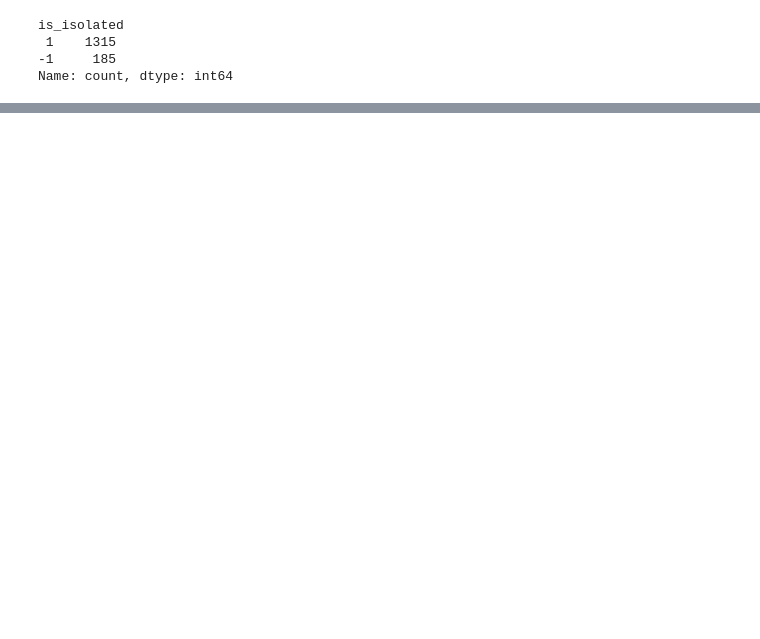
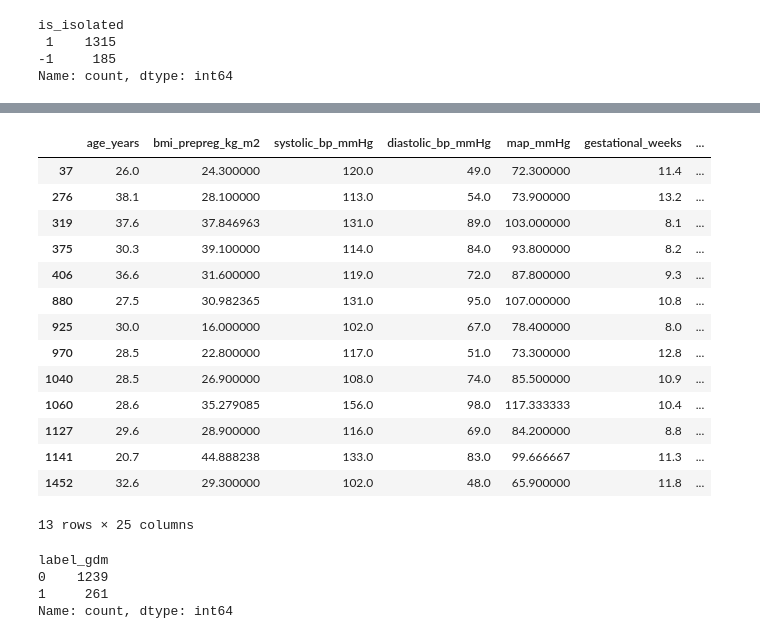
Before and after one commit to dMedinaO/machine_learning_master_bioinformatica_2025, a Jupyter notebook: examples_0411/1_eda_development.ipynb, the cells around one changed output, grey strips where cells are left out. Saved outputs shown, nothing was run; the diff lists cells and outputs as text; code cells hidden in the pictures; blank space fills up the shorter version.

```diff
--- a/examples_0411/1_eda_development.ipynb
+++ b/examples_0411/1_eda_development.ipynb
@@ -352,0 +286,6 @@ plt.tight_layout()
+# %%
+df_data["outlier_by_IQR"] = df_outliers["count_outlier"].values
+df_data["is_isolated_full"] = df_values["is_isolated"].values
+df_data["is_isolated_just_values"] = df_no_categorical["is_isolated"].values
+df_data["is_isolated_just_cat"] = df_data_categorical["is_isolated"].values
+df_data
@@ -352,0 +306,11 @@ plt.tight_layout()
+# %%
+df_data["is_isolated_full"] = df_data["is_isolated_full"].replace({-1: 1, 1:0})
+df_data["is_isolated_just_values"] = df_data["is_isolated_just_values"].replace({-1: 1, 1:0})
+df_data["is_isolated_just_cat"] = df_data["is_isolated_just_cat"].replace({-1: 1, 1:0})
+# %%
+df_data["outlier_by_IQR"] = df_data["outlier_by_IQR"].apply(check_outlier_by_IQR)
+# %%
+df_data["vote_outlier"] = df_data[["outlier_by_IQR", "is_isolated_full",
+                                   "is_isolated_just_values", "is_isolated_just_cat"]].sum(axis=1)
+
+df_data["vote_outlier"].value_counts()
@@ -352,0 +325,25 @@ plt.tight_layout()
+# %%
+df_data[(df_data["vote_outlier"] == 3) & (df_data["label_gdm"]==1)]
+# %% [output]
+|  | age_years | bmi_prepreg_kg_m2 | systolic_bp_mmHg | diastolic_bp_mmHg | map_mmHg | gestational_weeks | ... |
+| 37 | 26.0 | 24.300000 | 120.0 | 49.0 | 72.300000 | 11.4 | ... |
+| 276 | 38.1 | 28.100000 | 113.0 | 54.0 | 73.900000 | 13.2 | ... |
+| 319 | 37.6 | 37.846963 | 131.0 | 89.0 | 103.000000 | 8.1 | ... |
+| 375 | 30.3 | 39.100000 | 114.0 | 84.0 | 93.800000 | 8.2 | ... |
+| 406 | 36.6 | 31.600000 | 119.0 | 72.0 | 87.800000 | 9.3 | ... |
+| 880 | 27.5 | 30.982365 | 131.0 | 95.0 | 107.000000 | 10.8 | ... |
+| 925 | 30.0 | 16.000000 | 102.0 | 67.0 | 78.400000 | 8.0 | ... |
+| 970 | 28.5 | 22.800000 | 117.0 | 51.0 | 73.300000 | 12.8 | ... |
+| 1040 | 28.5 | 26.900000 | 108.0 | 74.0 | 85.500000 | 10.9 | ... |
+| 1060 | 28.6 | 35.279085 | 156.0 | 98.0 | 117.333333 | 10.4 | ... |
+| 1127 | 29.6 | 28.900000 | 116.0 | 69.0 | 84.200000 | 8.8 | ... |
+| 1141 | 20.7 | 44.888238 | 133.0 | 83.0 | 99.666667 | 11.3 | ... |
+| 1452 | 32.6 | 29.300000 | 102.0 | 48.0 | 65.900000 | 11.8 | ... |
+13 rows × 25 columns
+# %%
+df_data["label_gdm"].value_counts()
+# %% [output]
+label_gdm
+0    1239
+1     261
+Name: count, dtype: int64
```
Also changed, not shown: parts of 24 cells of this notebook, 14 other files.
